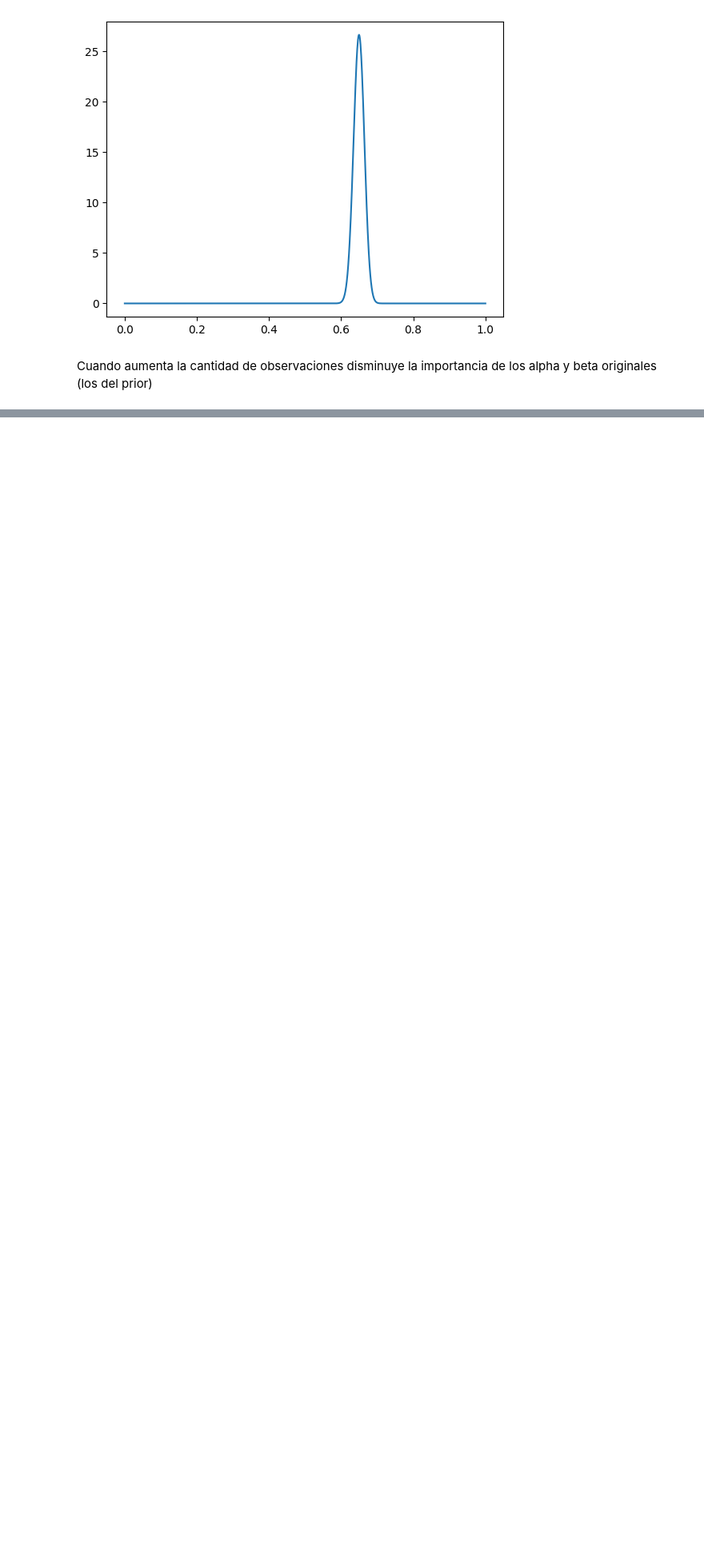
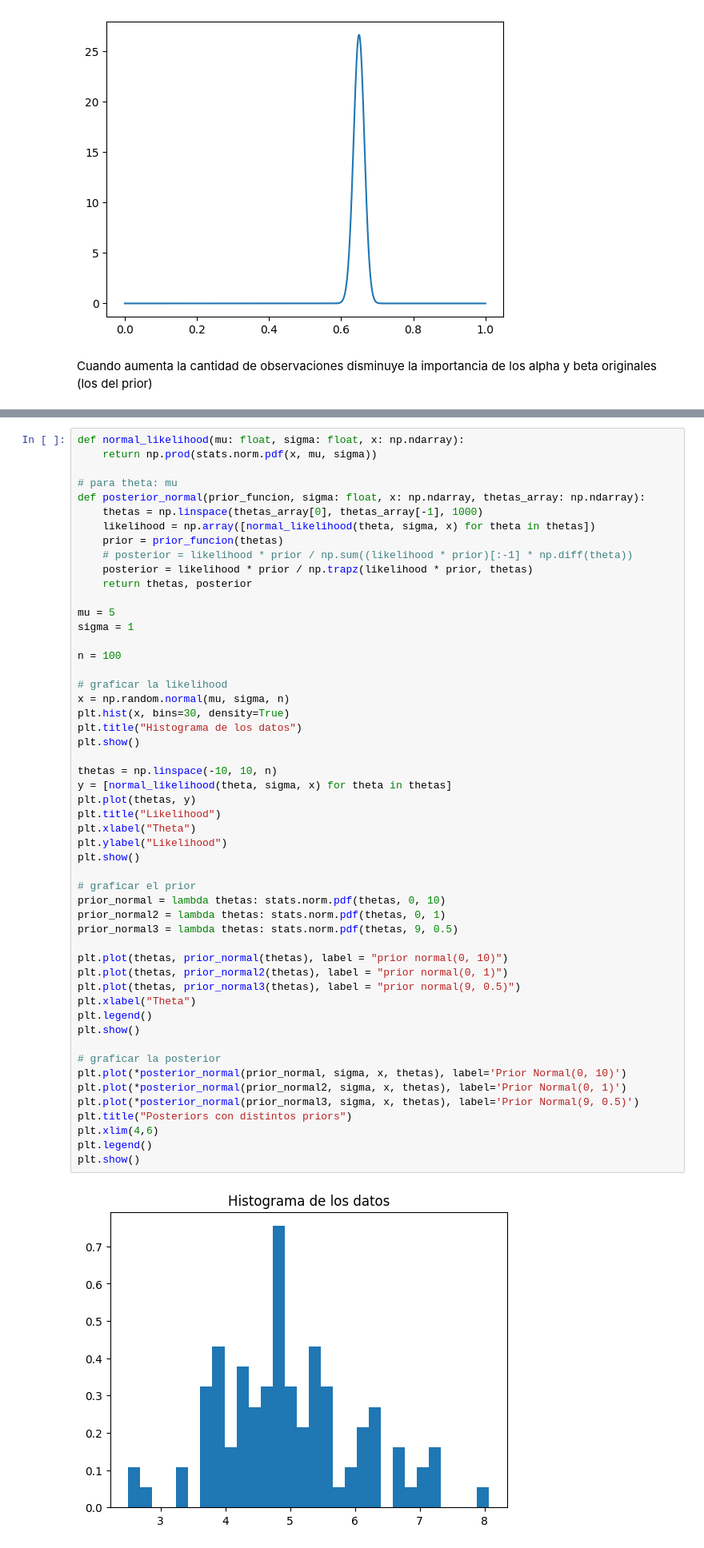
Before and after one commit to nazarenomm/estadistica_inferencia, a Jupyter notebook: guias/practica6.ipynb, the cells around one changed output, grey strips where cells are left out. Shown at 80% size. Cells and saved outputs as stored; diff of their text form; blank space fills up the shorter version.

```diff
--- a/guias/practica6.ipynb
+++ b/guias/practica6.ipynb
@@ -134,0 +136,54 @@ Cuando aumenta la cantidad de observaciones disminuye la importancia de los alph
+# %%
+def normal_likelihood(mu: float, sigma: float, x: np.ndarray):
+    return np.prod(stats.norm.pdf(x, mu, sigma))
+
+# para theta: mu
+def posterior_normal(prior_funcion, sigma: float, x: np.ndarray, thetas_array: np.ndarray):
+    thetas = np.linspace(thetas_array[0], thetas_array[-1], 1000)
+    likelihood = np.array([normal_likelihood(theta, sigma, x) for theta in thetas])
+    prior = prior_funcion(thetas)
+    # posterior = likelihood * prior / np.sum((likelihood * prior)[:-1] * np.diff(theta))
+    posterior = likelihood * prior / np.trapz(likelihood * prior, thetas)
+    return thetas, posterior
+
+mu = 5
+sigma = 1
+
+n = 100
+
+# graficar la likelihood
+x = np.random.normal(mu, sigma, n)
+plt.hist(x, bins=30, density=True)
+plt.title("Histograma de los datos")
+plt.show()
+
+thetas = np.linspace(-10, 10, n)
+y = [normal_likelihood(theta, sigma, x) for theta in thetas]
+plt.plot(thetas, y)
+plt.title("Likelihood")
+plt.xlabel("Theta")
+plt.ylabel("Likelihood")
+plt.show()
+
+# graficar el prior
+prior_normal = lambda thetas: stats.norm.pdf(thetas, 0, 10)
+prior_normal2 = lambda thetas: stats.norm.pdf(thetas, 0, 1)
+prior_normal3 = lambda thetas: stats.norm.pdf(thetas, 9, 0.5)
+
+plt.plot(thetas, prior_normal(thetas), label = "prior normal(0, 10)")
+plt.plot(thetas, prior_normal2(thetas), label = "prior normal(0, 1)")
+plt.plot(thetas, prior_normal3(thetas), label = "prior normal(9, 0.5)")
+plt.xlabel("Theta")
+plt.legend()
+plt.show()
+
+# graficar la posterior
+plt.plot(*posterior_normal(prior_normal, sigma, x, thetas), label='Prior Normal(0, 10)')
+plt.plot(*posterior_normal(prior_normal2, sigma, x, thetas), label='Prior Normal(0, 1)')
+plt.plot(*posterior_normal(prior_normal3, sigma, x, thetas), label='Prior Normal(9, 0.5)')
+plt.title("Posteriors con distintos priors")
+plt.xlim(4,6)
+plt.legend()
+plt.show()
+# %% [output]
+[figure, added]
```
Also changed, not shown: parts of 21 cells of this notebook, 10 other files.
